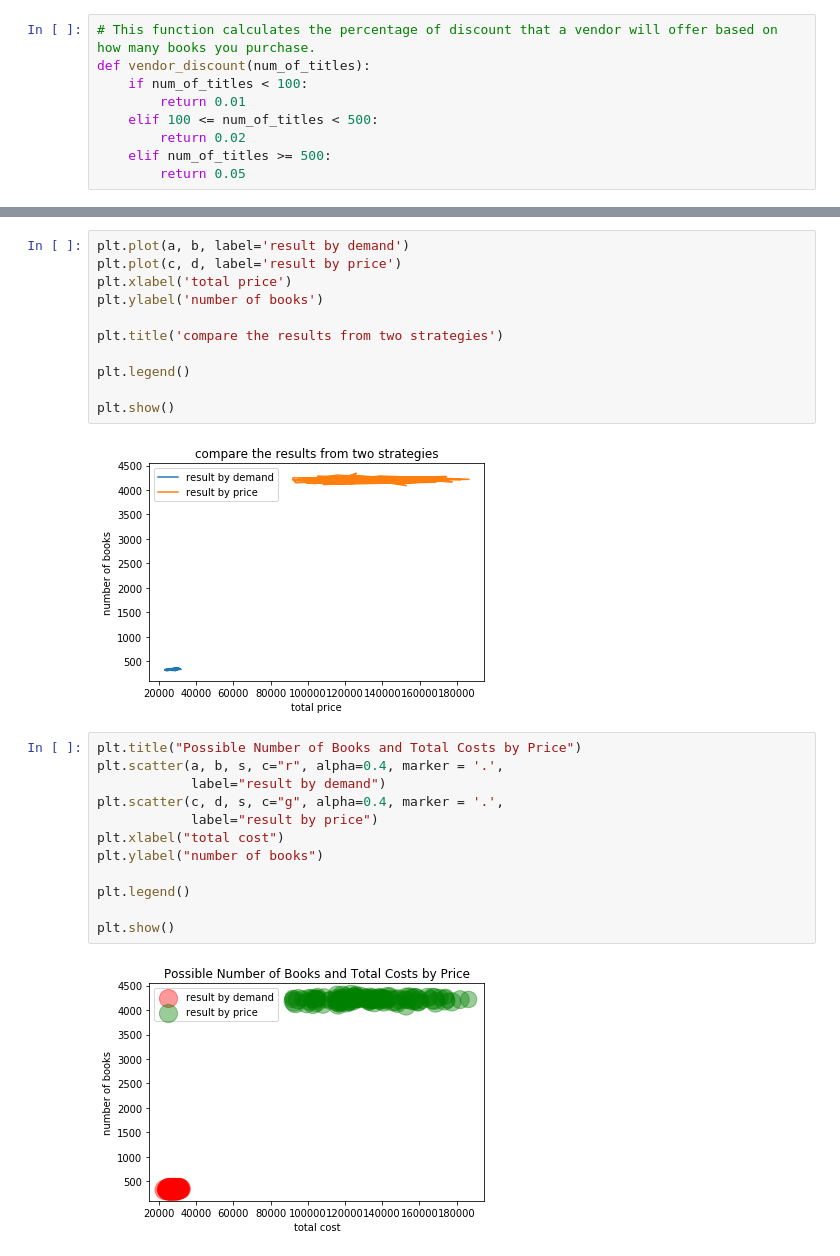
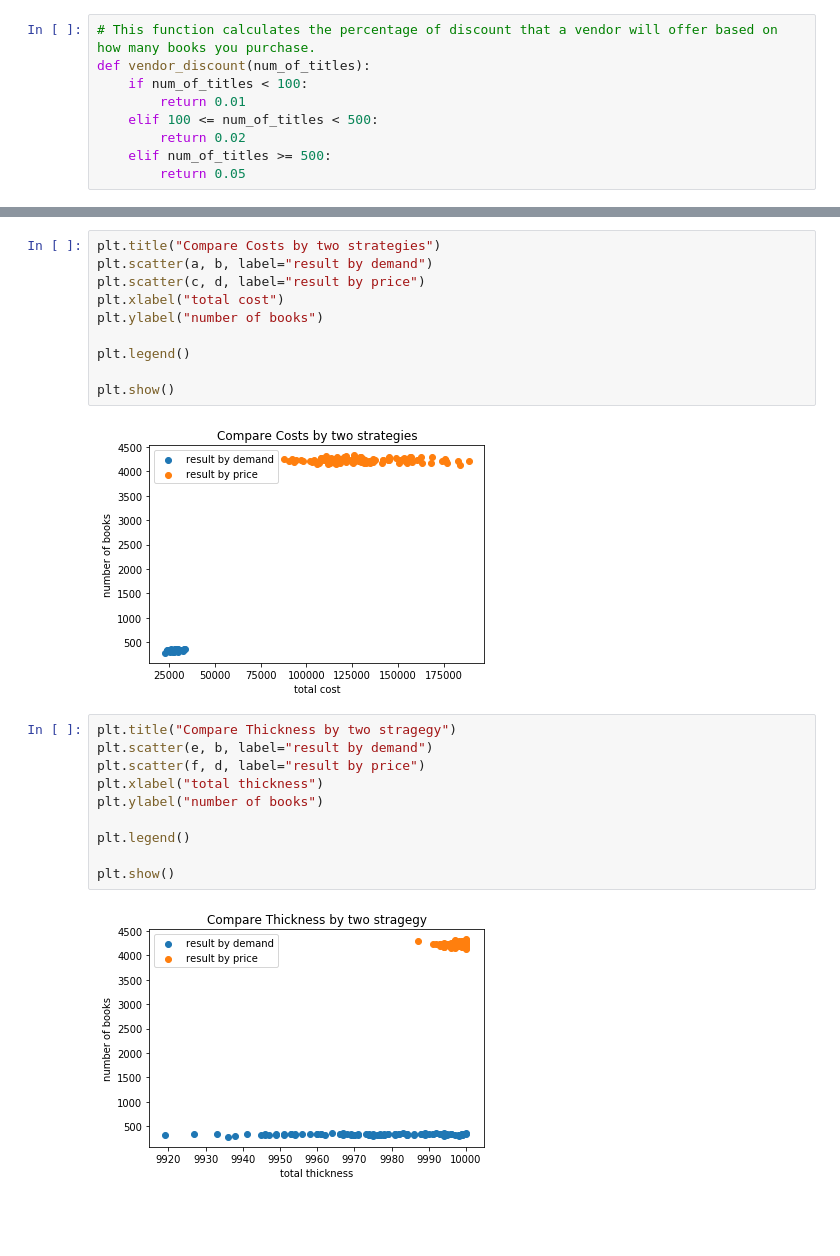
Before and after one commit to Shuyi-Liu/MC-for-Library-Acquisitions, a Jupyter notebook: Preliminary_printed_book_acquisitions.ipynb, the cells around one changed output, grey strips where cells are left out. Cells and saved outputs as stored; diff of their text form; blank space fills up the shorter version.

```diff
--- a/Preliminary_printed_book_acquisitions.ipynb
+++ b/Preliminary_printed_book_acquisitions.ipynb
@@ -277,27 +277,24 @@ plt.show()
 # %%
-plt.plot(a, b, label='result by demand')
-plt.plot(c, d, label='result by price')
-plt.xlabel('total price')
-plt.ylabel('number of books')
-
-plt.title('compare the results from two strategies')
+plt.title("Compare Costs by two strategies")
+plt.scatter(a, b, label="result by demand")
+plt.scatter(c, d, label="result by price")
+plt.xlabel("total cost")
+plt.ylabel("number of books")
 
 plt.legend()
 
 plt.show()
 # %% [output]
-[figure, old version]
+[figure, new version]
 # %%
-plt.title("Possible Number of Books and Total Costs by Price")
-plt.scatter(a, b, s, c="r", alpha=0.4, marker = '.',
-            label="result by demand")
-plt.scatter(c, d, s, c="g", alpha=0.4, marker = '.',
-            label="result by price")
-plt.xlabel("total cost")
+plt.title("Compare Thickness by two stragegy")
+plt.scatter(e, b, label="result by demand")
+plt.scatter(f, d, label="result by price")
+plt.xlabel("total thickness")
 plt.ylabel("number of books")
 
 plt.legend()
 
 plt.show()
 # %% [output]
-[figure, old version]
+[figure, new version]
```
Also changed, not shown: parts of 12 cells of this notebook, 1 other file.
